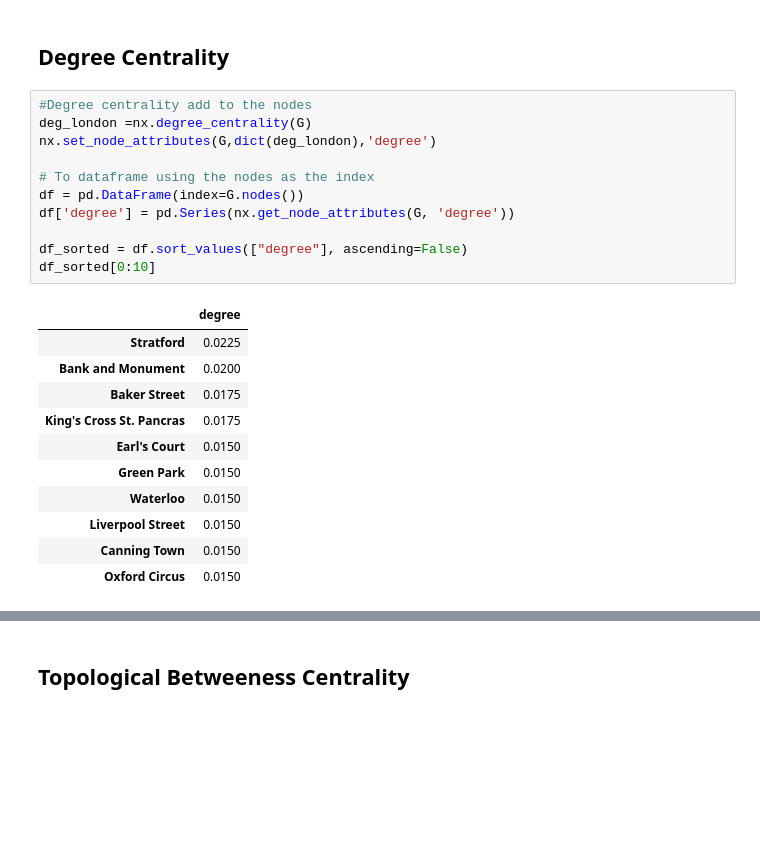
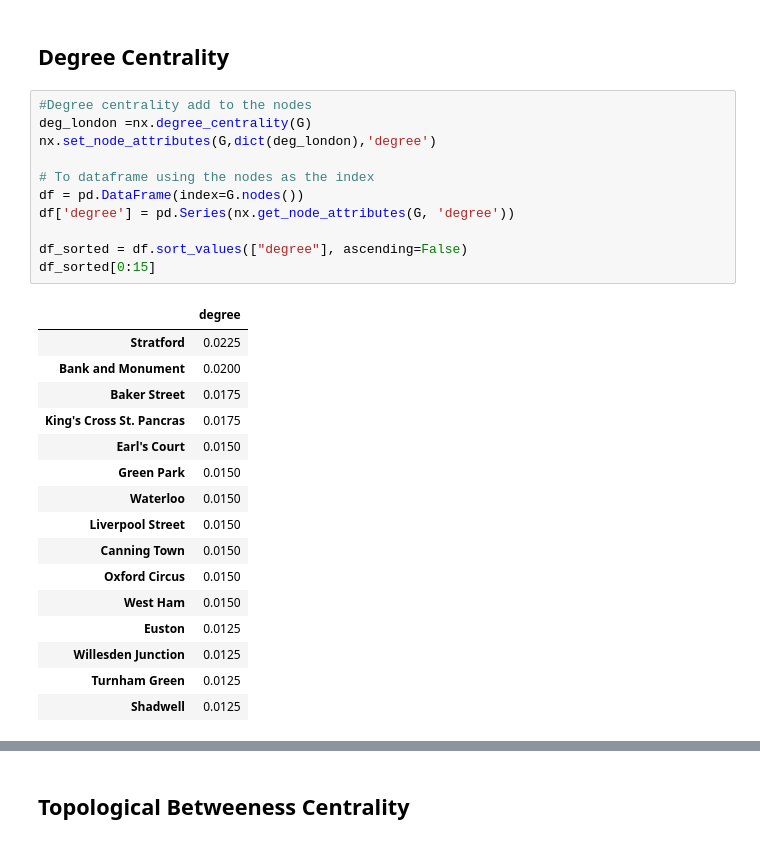
Before and after one commit to MengyuanHan1/CASA0002-Urban-Simulation, a Jupyter notebook: UrbanSim.ipynb, the cells around one changed output, grey strips where cells are left out. Saved outputs shown, nothing was run; the diff lists cells and outputs as text; blank space fills up the shorter version.

```diff
--- a/UrbanSim.ipynb
+++ b/UrbanSim.ipynb
@@ -84,23 +84,28 @@ C(u) = \frac{n - 1}{\sum_{v=1}^{n-1} d(v, u)},
 # %%
 #Degree centrality add to the nodes
 deg_london =nx.degree_centrality(G)
 nx.set_node_attributes(G,dict(deg_london),'degree')
 
 # To dataframe using the nodes as the index
 df = pd.DataFrame(index=G.nodes())
 df['degree'] = pd.Series(nx.get_node_attributes(G, 'degree'))
 
 df_sorted = df.sort_values(["degree"], ascending=False)
-df_sorted[0:10]
+df_sorted[0:15]
 # %% [output]
 |  | degree |
 | Stratford | 0.0225 |
 | Bank and Monument | 0.0200 |
 | Baker Street | 0.0175 |
 | King's Cross St. Pancras | 0.0175 |
 | Earl's Court | 0.0150 |
 | Green Park | 0.0150 |
 | Waterloo | 0.0150 |
 | Liverpool Street | 0.0150 |
 | Canning Town | 0.0150 |
 | Oxford Circus | 0.0150 |
+| West Ham | 0.0150 |
+| Euston | 0.0125 |
+| Willesden Junction | 0.0125 |
+| Turnham Green | 0.0125 |
+| Shadwell | 0.0125 |
```
Also changed, not shown: parts of 12 cells of this notebook.
